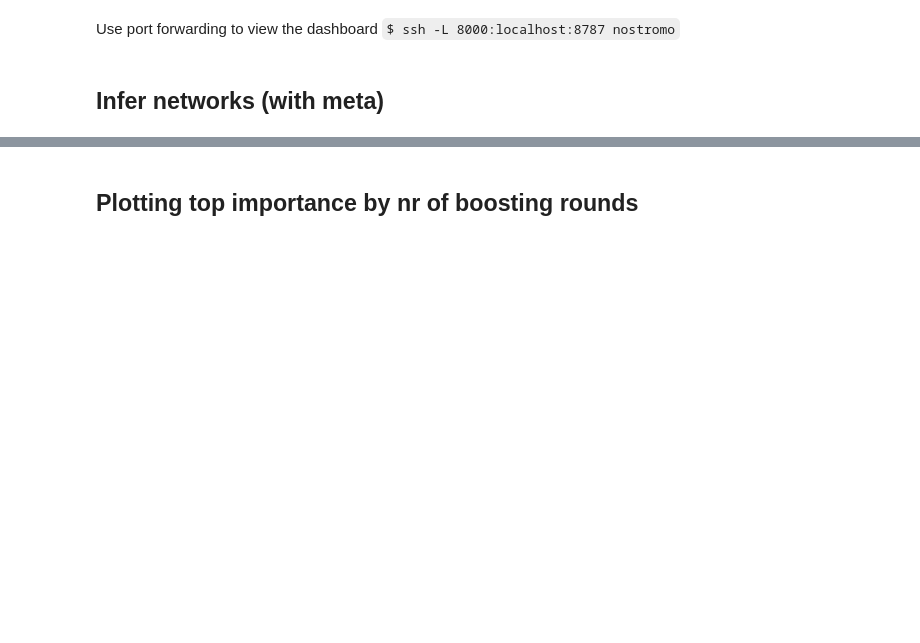
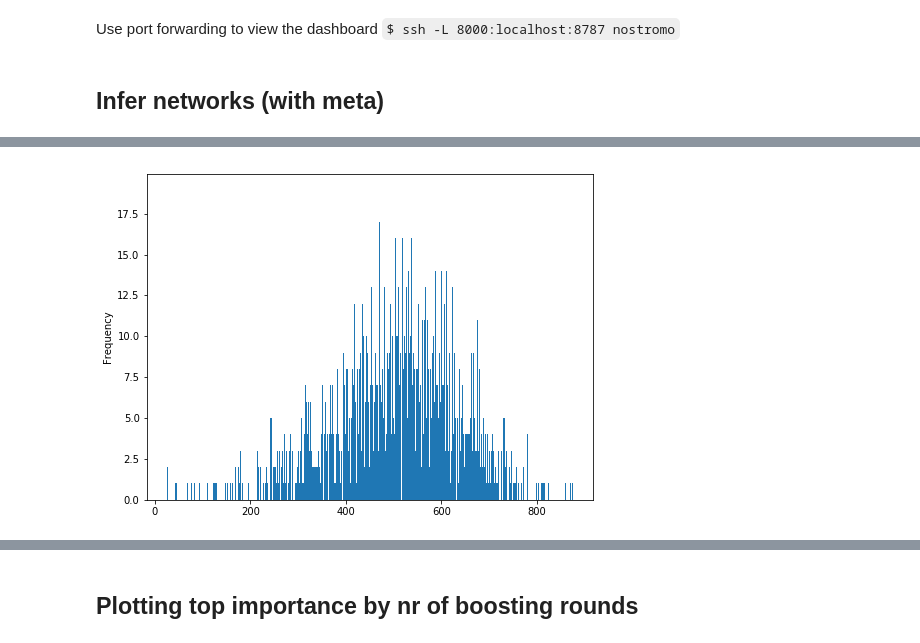
Before and after one commit to aertslab/arboreto, a Jupyter notebook: notebooks/dream5/DREAM5_SGBM.ipynb, the cells around one changed output, grey strips where cells are left out. Saved outputs shown, nothing was run; the diff lists cells and outputs as text; code cells hidden in the pictures; blank space fills up the shorter version.

```diff
--- a/notebooks/dream5/DREAM5_SGBM.ipynb
+++ b/notebooks/dream5/DREAM5_SGBM.ipynb
@@ -40,23 +40,22 @@ Use port forwarding to view the dashboard `$ ssh -L 8000:localhost:8787 nostromo
 ## Infer networks (with meta)
 # %%
 def infer_network_and_meta(ex_path, tf_path, client):
-    ex_matrix = load_expression_matrix(ex_path)
-    gene_names = load_gene_names(ex_path)
-    tf_names = load_tf_names(tf_path, gene_names)
+    ex_matrix = pd.read_csv(ex_path, sep='\t')
+    gene_names = ex_matrix.columns
+    tf_names = load_tf_names(tf_path)
 
-    network_graph, meta_graph = create_graph(ex_matrix,
+    network_graph, meta_graph = create_graph(ex_matrix.as_matrix(),
                                              gene_names,
                                              tf_names,
                                              "GBM",
                                              SGBM_KWARGS,
-                                             'all',
+                                             client=client, # broadcast!
                                              early_stop_window_length=25,
                                              include_meta=True)
-
-    result = client.compute([network_graph, meta_graph], sync=True)
-
-    network_df = result[0]
-    meta_df = result[1]
+    # Good!
+    a, b = client.persist([network_graph, meta_graph])
+    network_df = a.compute(sync=True)
+    meta_df = b.compute(sync=True)
 
     return network_df, meta_df
 # %%
@@ -73,0 +73,5 @@ Wall time: 3min 52s
+# %%
+meta1.n_estimators.plot.hist(bins=500, figsize=(8,6))
+plt.show()
+# %% [output]
+[figure, added]
```
Also changed, not shown: parts of 6 cells of this notebook.
